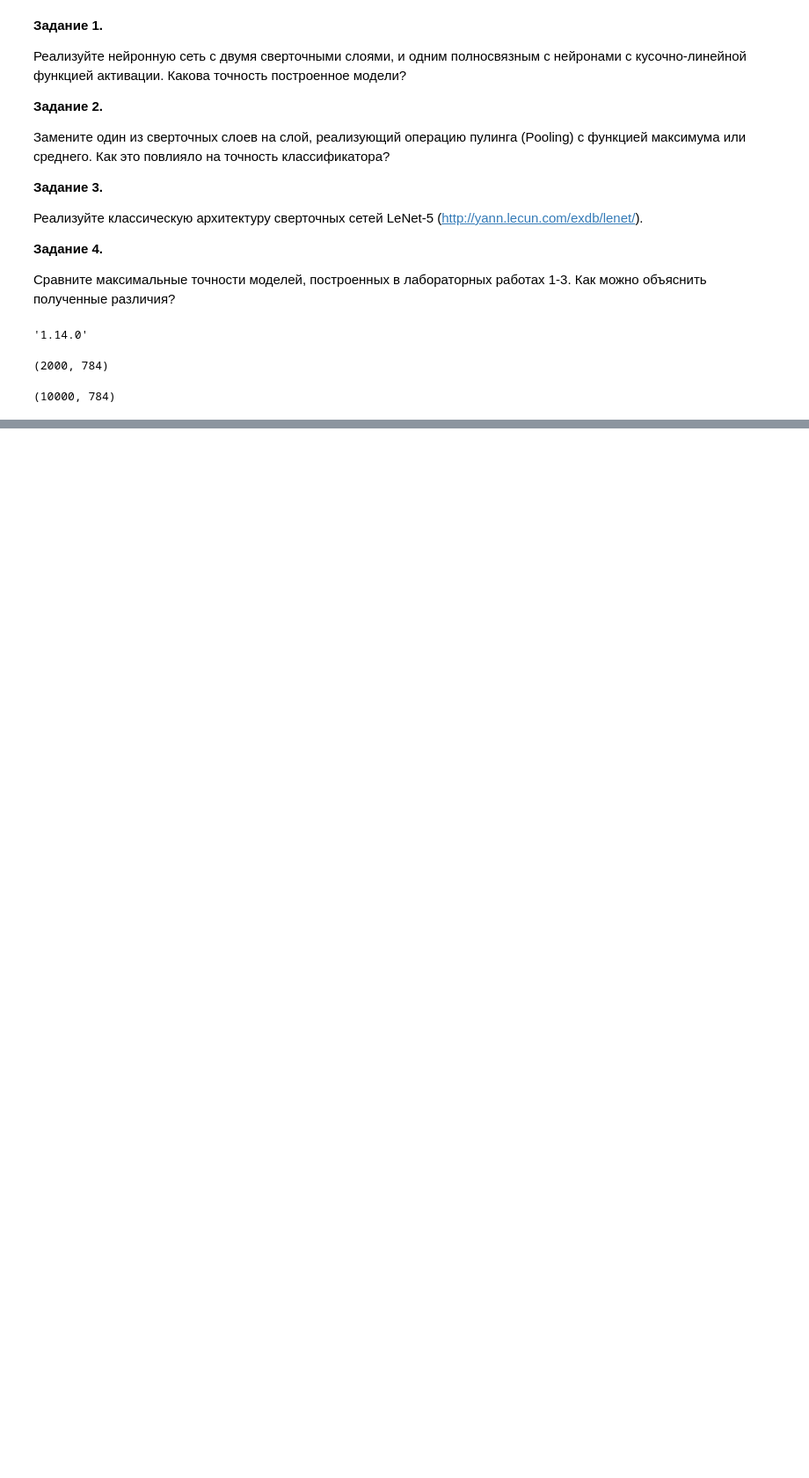
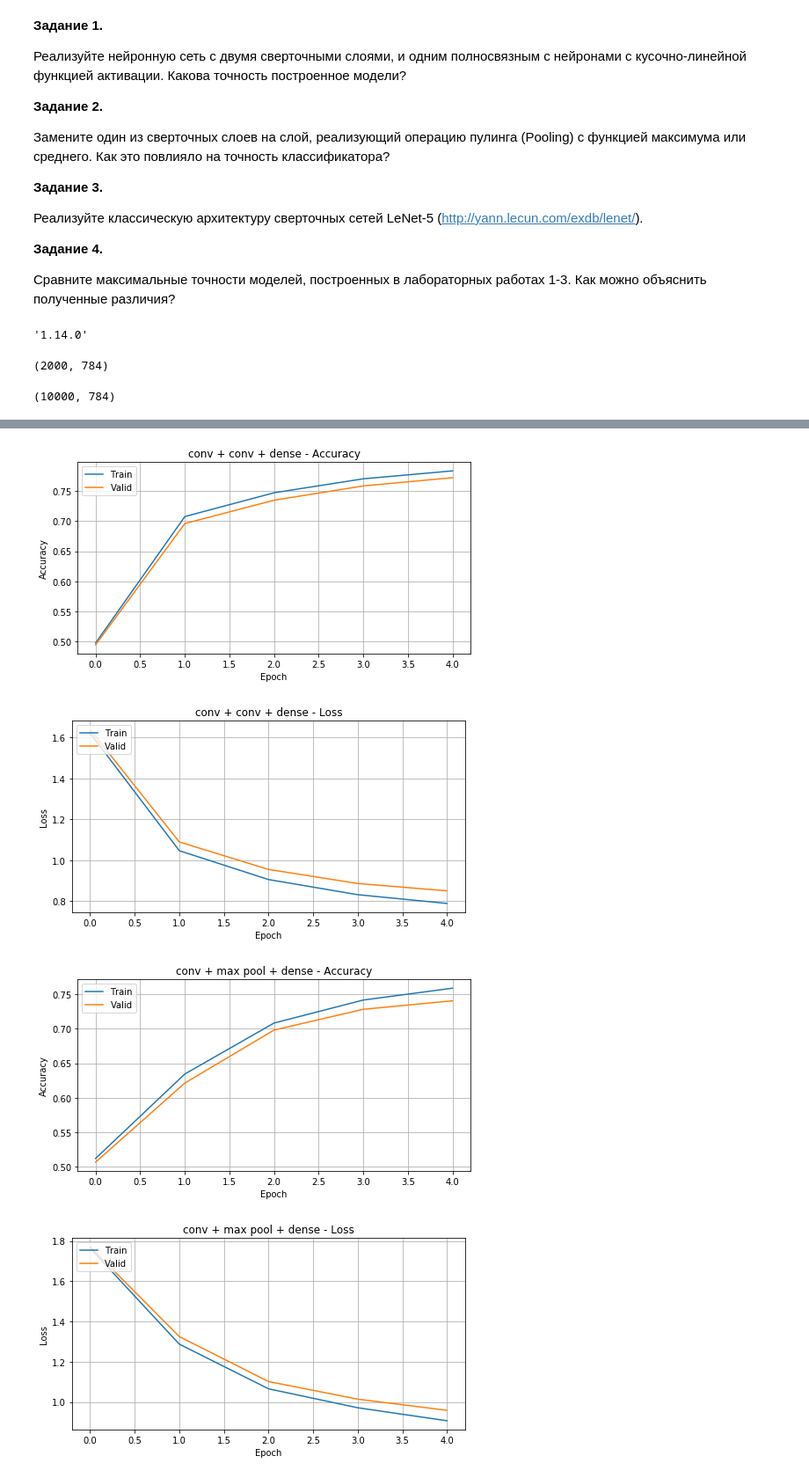
Before and after one commit to lightsuner/bsuir_ml_2, a Jupyter notebook: lab_3/src/book_lab_3.ipynb, the cells around one changed output, grey strips where cells are left out. Shown at 88% size. Cells and saved outputs as stored; diff of their text form; code cells hidden in the pictures; blank space fills up the shorter version.

```diff
--- a/lab_3/src/book_lab_3.ipynb
+++ b/lab_3/src/book_lab_3.ipynb
@@ -265,5 +316,5 @@ class BaseModel():
 # %%
-class Model1CCD(BaseModel):
+class Model2CPD(BaseModel):
     def __init__(self):
         BaseModel.__init__(self)
 
@@ -276,13 +327,13 @@ class Model1CCD(BaseModel):
         # [batch, in_height, in_width, in_channels]
         layer_1_pre = tf.reshape(self.input, [-1, 28, 28, 1])
 
-        layer_1 = self.get_conv2_layer(1, layer_1_pre, [3, 3], 16, strides=2)
+        layer_1 = self.get_conv2_layer(1, layer_1_pre, [4, 4], 20, strides=2)
 
-        layer_2 = self.get_conv2_layer(2, layer_1, [3, 3], 16, strides=2)
+        layer_2 = self.get_max_pooling(2, layer_1, 3)
 
         layer_3_pre = self.flatten(layer_2)
 
-        layer_3 = self.get_dense_layer(3, layer_3_pre, 50)
+        layer_3 = self.get_dense_layer(3, layer_3_pre, 120)
         layer_3_do = tf.nn.dropout(layer_3, rate=self.dropout_rate_tf)
 
         self.layer_output = self.get_dense_layer(4, layer_3_do, 10, activ=None)
@@ -345,6 +363,10 @@ class LeNet5(BaseModel):
         x_pad = self.pad_x(x)
         super().fit(x=x_pad, y=y, batch_size=batch_size, epochs=epochs)
 
+    def evaluate(self, x=None, y=None):
+        x_pad = self.pad_x(x)
+        return super().evaluate(x=x_pad, y=y)
+
     def pre_compile(self):
         self.reset_internal_params()
 
@@ -355,22 +377,21 @@ class LeNet5(BaseModel):
         layer_1 = self.get_conv2_layer(1, self.input, [5, 5], 6, strides=1, padding='VALID', activ=tf.nn.tanh)
 
         # avg pool. filter = 2x2, stride = 2
-        layer_2 = self.get_avg_pooling(layer_1, 2, stride=2, padding='VALID')
+        layer_2 = self.get_avg_pooling(2, layer_1, 2, stride=2, padding='VALID')
 
         # Conv. out - 16, kernel - 5x5, stride = 1
         layer_3 = self.get_conv2_layer(3, layer_2, [5, 5], 16, strides=1, padding='VALID', activ=tf.nn.tanh)
 
         # avg pool. filter = 2x2, stride = 2
-        layer_4 = self.get_avg_pooling(layer_3, 2, stride=2, padding='VALID')
+        layer_4 = self.get_avg_pooling(4, layer_3, 2, stride=2, padding='VALID')
 
         # Conv. out - 120, kernel - 5x5, stride = 1
         layer_5 = self.get_conv2_layer(5, layer_4, [5, 5], 120, strides=1, padding='VALID', activ=tf.nn.tanh)
 
         # Dense - 84
         layer_6_pre = self.flatten(layer_5)
+
         layer_6 = self.get_dense_layer(6, layer_6_pre, 84, activ=tf.nn.tanh)
-
-        #layer_2_do = tf.nn.dropout(layer_2, rate=self.dropout_rate_tf)
 
         self.layer_output = self.get_dense_layer(4, layer_6, 10, activ=None)
 
@@ -380,8 +401,4 @@ class LeNet5(BaseModel):
         )
 
         self.lr = tf.compat.v1.train.exponential_decay(self.start_learning_rate, self.global_step, self.decay_steps, 0.96)
-
         self.optimizer = tf.train.GradientDescentOptimizer(self.lr).minimize(self.loss, global_step=self.global_step)
-
-m3 = LeNet5()
-m3.fit(train_X, train_y, batch_size=128, epochs=2)
@@ -397,0 +405,9 @@ Epoch 2: loss - Tr[2.30] Va[2.30]        acc - Tr[10.5%] Va[10.1%]
+# %%
+models = {
+    'conv + conv + dense': Model1CCD(),
+    'conv + max pool + dense': Model2CPD(),
+    'LeNet5': LeNet5(),
+}
+
+# loss, accuracy
+evaluation = {}
@@ -397,0 +500,14 @@ Epoch 2: loss - Tr[2.30] Va[2.30]        acc - Tr[10.5%] Va[10.1%]
+# %%
+for name in models:
+    offset = 50
+    m = models[name]
+
+    plot_curves(f'{name} - Accuracy', [m.history['acc_train'], m.history['acc_valid']], 'Accuracy', 'Epoch', ['Train', 'Valid'])
+    # plot_curves(f'{name} - Accuracy', [m.history['acc_train'], m.history['acc_valid']], 'Accuracy', 'Epoch', ['Train', 'Valid'], x_labels_offset=offset)
+    plot_curves(f'{name} - Loss', [m.history['loss_train'], m.history['loss_valid']], 'Loss', 'Epoch', ['Train', 'Valid'])
+    # plot_curves(f'{name} - Loss', [m.history['loss_train'], m.history['loss_valid']], 'Loss', 'Epoch', ['Train', 'Valid'], x_labels_offset=offset)
+# %% [output]
+[figure, added]
+[figure, added]
+[figure, added]
+[figure, added]
```
Also changed, not shown: parts of 12 cells of this notebook.
